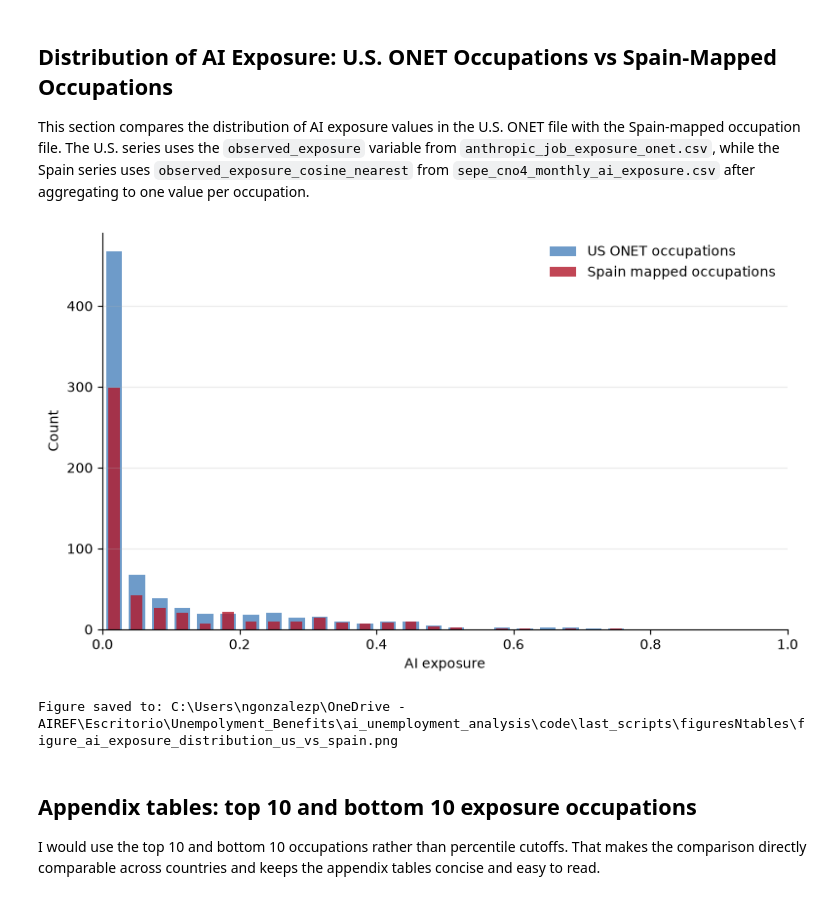
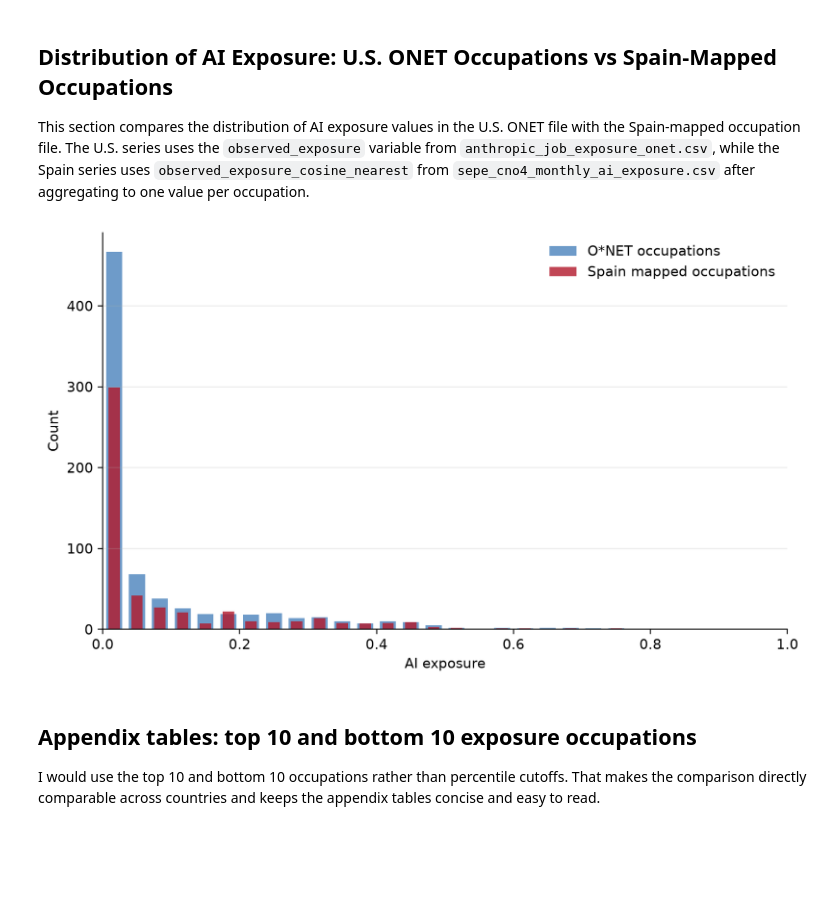
Before and after one commit to dgonzalezgonzalez/Spain-AI-Exposure, a Jupyter notebook: analysis/paper_replication/02_Descriptives_v1.ipynb, the cells around one changed output. Cells and saved outputs as stored; diff of their text form; code cells hidden in the pictures; blank space fills up the shorter version.

```diff
--- a/analysis/paper_replication/02_Descriptives_v1.ipynb
+++ b/analysis/paper_replication/02_Descriptives_v1.ipynb
@@ -227,13 +227,13 @@ if not (PROJECT_ROOT / "data").is_dir():
 FIGURES_DIR = PROJECT_ROOT / "figuresNtables"
 FIGURES_DIR.mkdir(parents=True, exist_ok=True)
 
-FIGURE_PATH = FIGURES_DIR / "figure_ai_exposure_distribution_us_vs_spain.png"
+FIGURE_PATH = FIGURES_DIR / "figure_ai_exposure_distribution_onet_vs_spain.png"
 
-US_PATH = PROJECT_ROOT / "data" / "raw" / "anthropic_job_exposure_onet.csv"
+ONET_PATH = PROJECT_ROOT / "data" / "raw" / "anthropic_job_exposure_onet.csv"
 SPAIN_PATH = PROJECT_ROOT / "data" / "raw" / "sepe_cno4_monthly_ai_exposure.csv"
-us = pd.read_csv(US_PATH)
+onet = pd.read_csv(ONET_PATH)
 spain = pd.read_csv(SPAIN_PATH, dtype={"cno4": str})
-us_series = pd.to_numeric(us["observed_exposure"], errors="coerce").dropna()
+onet_series = pd.to_numeric(onet["observed_exposure"], errors="coerce").dropna()
 spain_series = (
     spain[["cno4", "observed_exposure_cosine_nearest"]]
     .drop_duplicates("cno4")["observed_exposure_cosine_nearest"]
@@ -245,45 +245,44 @@ bins = np.linspace(0, 1, 31)
 fig, ax = plt.subplots(figsize=(8.0, 4.8))
 
 # Compute histogram counts manually
-us_counts, bin_edges = np.histogram(us_series, bins=bins)
+onet_counts, bin_edges = np.histogram(onet_series, bins=bins)
 spain_counts, _ = np.histogram(spain_series, bins=bins)
 
 bin_centers = (bin_edges[:-1] + bin_edges[1:]) / 2
 bin_width = bin_edges[1] - bin_edges[0]
 
-# Draw bars: US (wider, blue) then Spain (narrower, red) on top
+# Draw bars: O*NET (wider, blue) then Spain (narrower, red) on top
 ax.bar(
     bin_centers,
-    us_counts,
+    onet_counts,
     width=bin_width * 0.7,
     alpha=0.65,
-    label="US ONET occupations",
+    label="O*NET occupations",
     color="#2166ac",
 )
 ax.bar(
     bin_centers,
     spain_counts,
     width=bin_width * 0.5,
     alpha=0.80,
     label="Spain mapped occupations",
     color="#b2182b",
 )
 
 ax.set_xlabel("AI exposure")
 ax.set_ylabel("Count")
 ax.set_xlim(0, 1)
 ax.legend(frameon=False, loc="upper right")
 ax.grid(axis="y", alpha=0.25)
 ax.spines["top"].set_visible(False)
 ax.spines["right"].set_visible(False)
 fig.tight_layout()
 fig.savefig(FIGURE_PATH, dpi=220, bbox_inches="tight")
 plt.show()
 
 print(f"Figure saved to: {FIGURE_PATH}")
 # %% [output]
-[figure, old version]
+[figure, new version]
-Figure saved to: C:\Users\ngonzalezp\OneDrive - AIREF\Escritorio\Unempolyment_Benefits\ai_unemployment_analysis\code\last_scripts\figuresNtables\figure_ai_exposure_distribution_us_vs_spain.png
 # %% [markdown]
 ## Appendix tables: top 10 and bottom 10 exposure occupations
 
```
Also changed, not shown: parts of 2 cells of this notebook, 16 other files.
